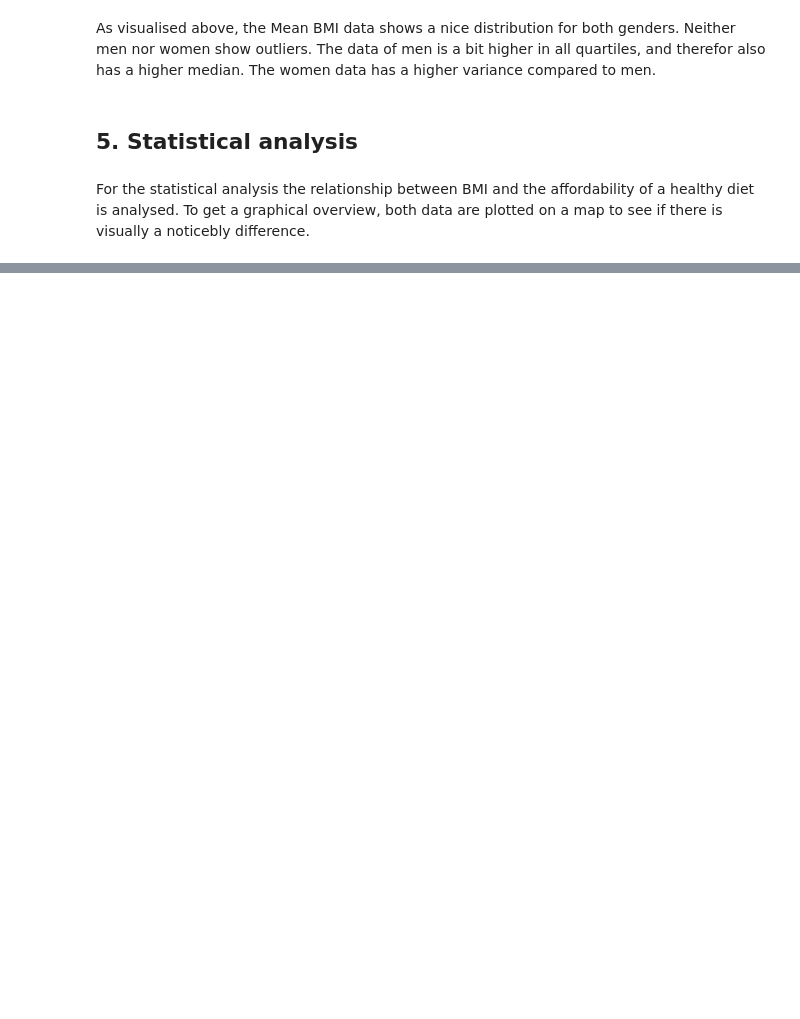
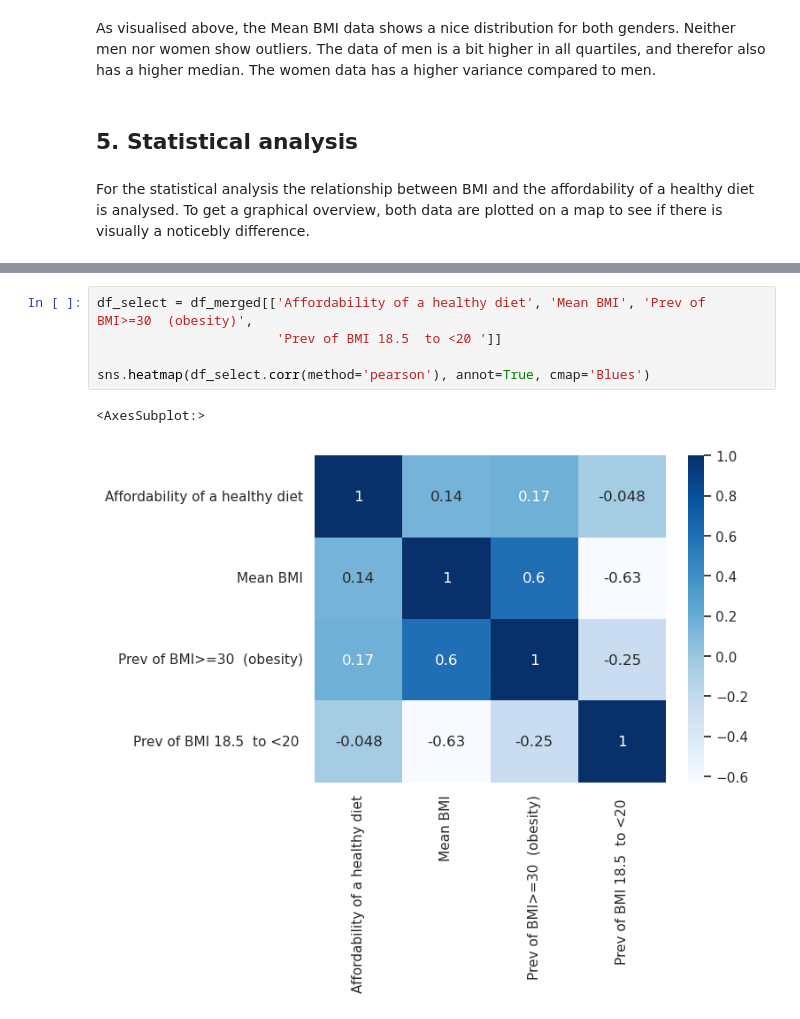
Before and after one commit to JobMaathuis/Affordability_healthy_diet_and_BMI, a Jupyter notebook: final_assignment.ipynb, the cells around one changed output, grey strips where cells are left out. Drawn from its saved outputs; the diff is of its cells as text; blank space fills up the shorter version.

```diff
--- a/final_assignment.ipynb
+++ b/final_assignment.ipynb
@@ -319,0 +401,8 @@ plt.show()
+# %%
+df_select = df_merged[['Affordability of a healthy diet', 'Mean BMI', 'Prev of BMI>=30  (obesity)',
+                       'Prev of BMI 18.5  to <20 ']]
+
+sns.heatmap(df_select.corr(method='pearson'), annot=True, cmap='Blues')
+# %% [output]
+<AxesSubplot:>
+[figure, added]
```
Also changed, not shown: parts of 21 cells of this notebook.
